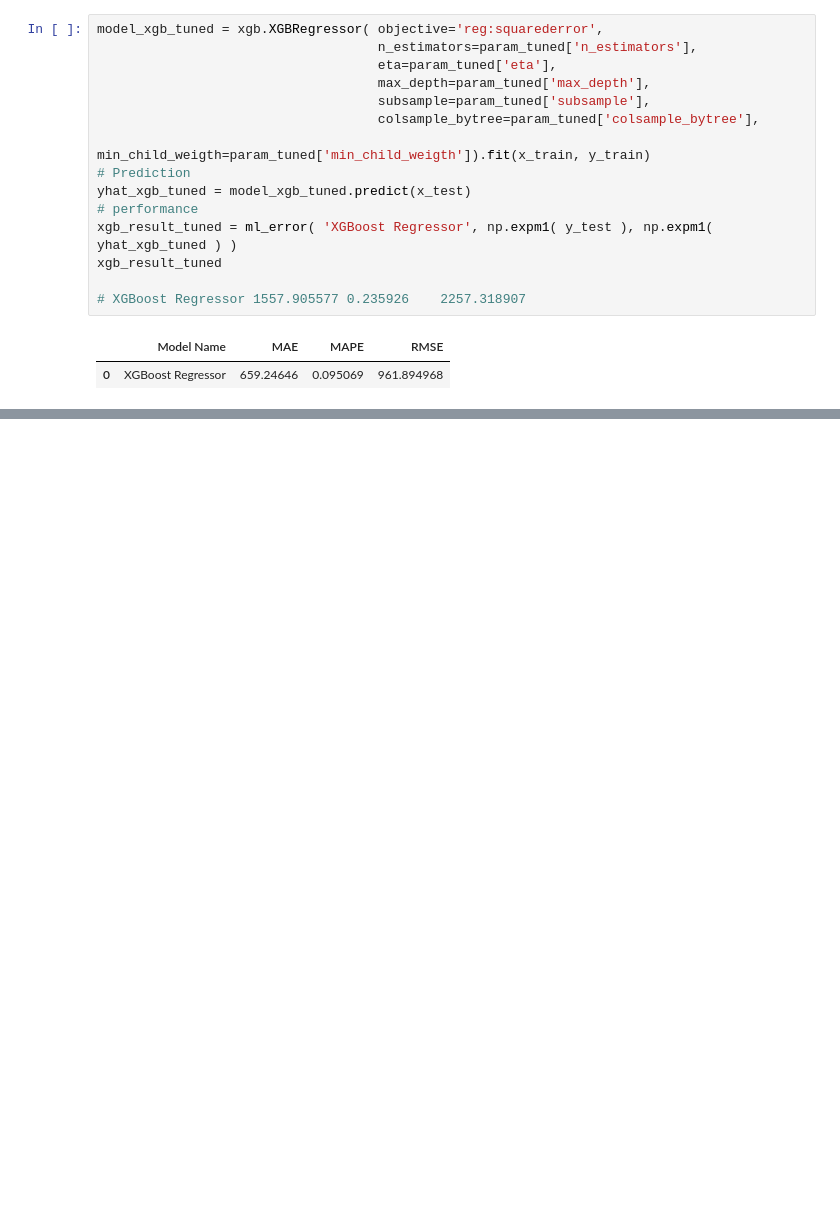
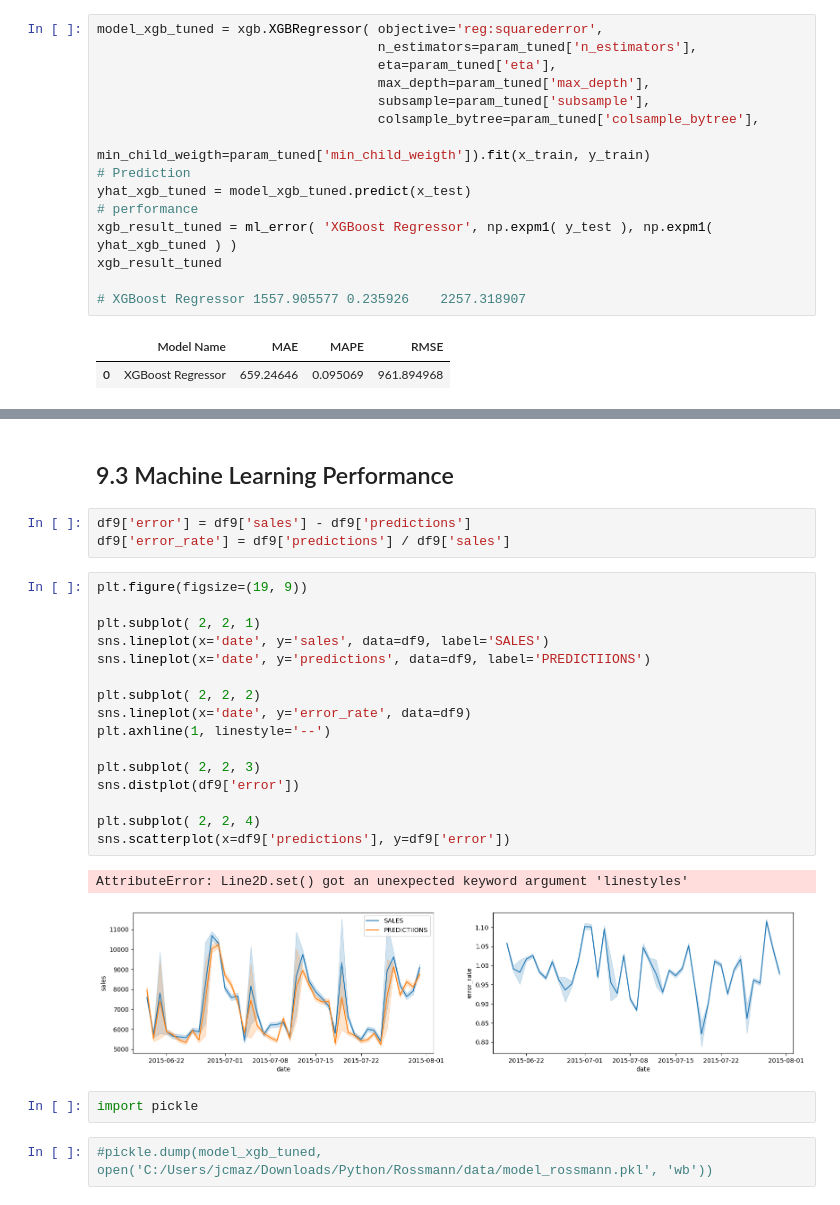
Before and after one commit to jcmazoni/rossmann, a Jupyter notebook: DS_aula1.ipynb, the cells around one changed output, grey strips where cells are left out. Drawn from its saved outputs; the diff is of its cells as text; blank space fills up the shorter version.

Commit message:
Implementado o Final Model

```diff
--- a/DS_aula1.ipynb
+++ b/DS_aula1.ipynb
@@ -1680,0 +1788,28 @@ xgb_result_tuned
+# %% [markdown]
+## 9.3 Machine Learning Performance
+# %%
+df9['error'] = df9['sales'] - df9['predictions']
+df9['error_rate'] = df9['predictions'] / df9['sales']
+# %%
+plt.figure(figsize=(19, 9))
+
+plt.subplot( 2, 2, 1)
+sns.lineplot(x='date', y='sales', data=df9, label='SALES')
+sns.lineplot(x='date', y='predictions', data=df9, label='PREDICTIIONS')
+
+plt.subplot( 2, 2, 2)
+sns.lineplot(x='date', y='error_rate', data=df9)
+plt.axhline(1, linestyle='--')
+
+plt.subplot( 2, 2, 3)
+sns.distplot(df9['error'])
+
+plt.subplot( 2, 2, 4)
+sns.scatterplot(x=df9['predictions'], y=df9['error'])
+# %% [output]
+AttributeError: Line2D.set() got an unexpected keyword argument 'linestyles'
+[figure, added]
+# %%
+import pickle
+# %%
+#pickle.dump(model_xgb_tuned, open('C:/Users/jcmaz/Downloads/Python/Rossmann/data/model_rossmann.pkl', 'wb'))
```
Also changed, not shown: parts of 21 cells of this notebook, 1 other file.
